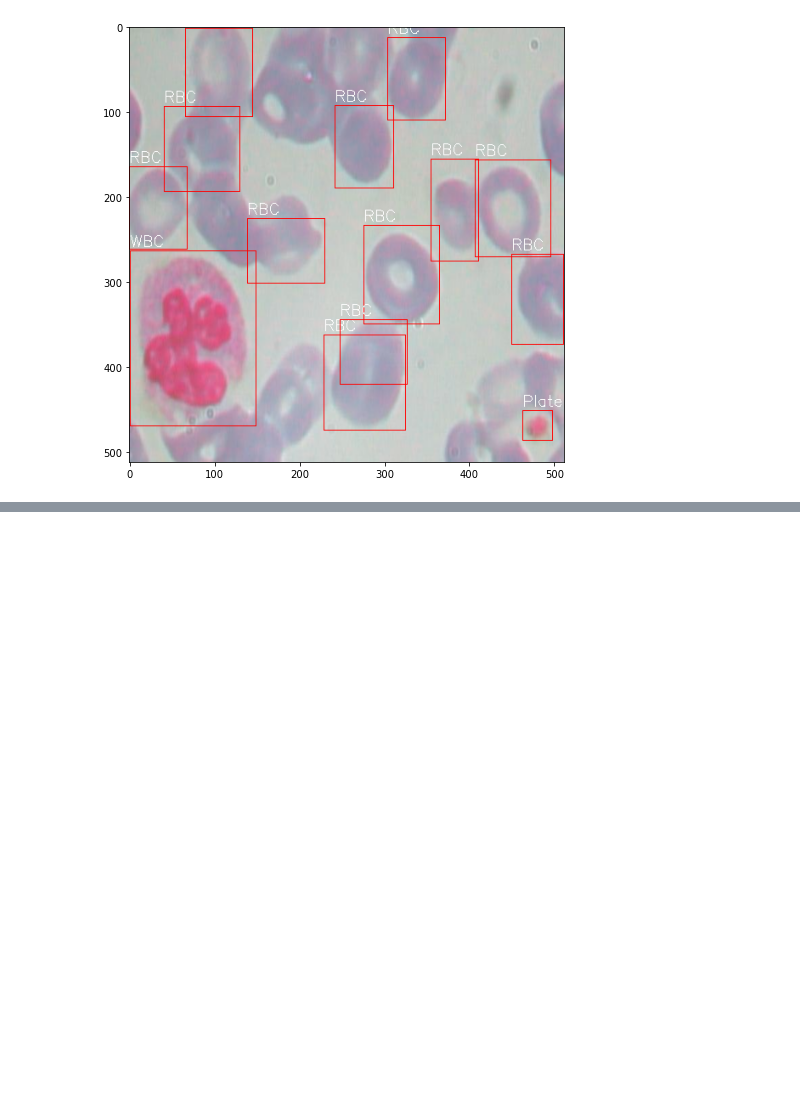
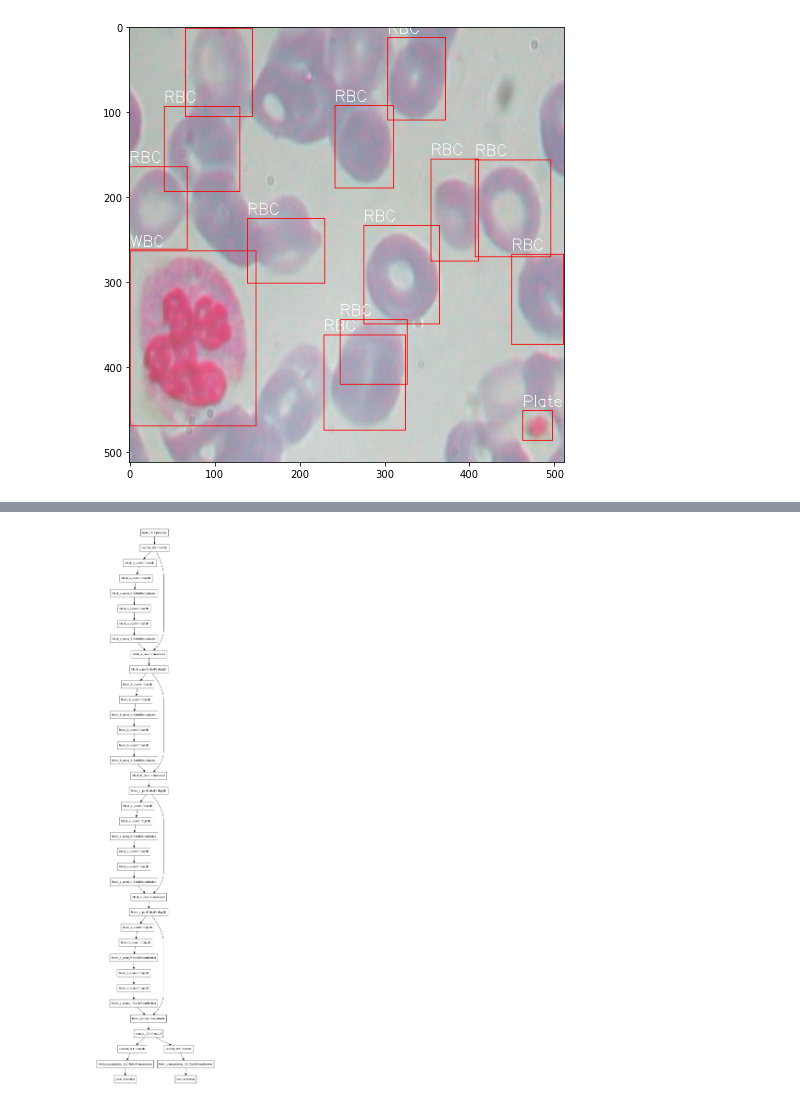
Before and after one commit to angrybayblade/detect, a Jupyter notebook: Net.ipynb, the cells around one changed output, grey strips where cells are left out. Drawn from its saved outputs; the diff is of its cells as text; code cells hidden in the pictures; blank space fills up the shorter version.

```diff
--- a/Net.ipynb
+++ b/Net.ipynb
@@ -547,0 +306,34 @@ class Classifier(keras.models.Model):
+# %%
+_input = Input(shape=(448,448,3))
+
+
+def block(name:str,filters:int,ksize:int,_input:Layer,pool=False):
+    block_0 = Conv2D(filters,ksize,activation="relu",padding="same",name=f"block_{name}_conv0")(_input)
+    block_1 = Conv2D(filters,ksize,activation="relu",padding="same",name=f"block_{name}_conv1")(block_0)
+    block_2 = BatchNormalization(name=f"block_{name}_norm_0")(block_1)
+    block_3 = Conv2D(filters,ksize,activation="relu",padding="same",name=f"block_{name}_conv2")(block_2)
+    block_4 = Conv2D(filters,ksize,activation="relu",padding="same",name=f"block_{name}_conv3")(block_3)
+    block_5 = BatchNormalization(name=f"block_{name}_norm_1")(block_4)
+
+    block_out = concatenate([_input,block_5],name=f"block_{name}_conc")
+    if pool:
+        block_out = MaxPool2D(name=f"block_{name}_pool")(block_out)
+    return block_out
+
+
+_in = Conv2D(128,7,activation="relu",strides=2,padding="same",)(_input)
+a  = block(name="a",filters=32,ksize=3,_input=_in,pool=True)
+b  = block(name="b",filters=64,ksize=3,_input=a,pool=True)
+c  = block(name="c",filters=128,ksize=3,_input=b,pool=True)
+d  = block(name="d",filters=256,ksize=3,_input=c)
+e = Conv2D(1024,3,activation="relu",strides=2,padding="same")(d)
+
+prob = Conv2D(5,1,padding="same")(e)
+prob = BatchNormalization()(prob)
+prob = Activation("sigmoid",name="prob")(prob)
+
+box = Conv2D(10,1,padding="same")(e)
+box = BatchNormalization()(box)
+box = Activation("sigmoid",name="box")(box)
+
+net = keras.Model(_input,[prob,box])
@@ -547,0 +360,4 @@ class Classifier(keras.models.Model):
+# %%
+keras.utils.plot_model(net)
+# %% [output]
+[figure, added]
```
Also changed, not shown: parts of 17 cells of this notebook, 2 other files.
